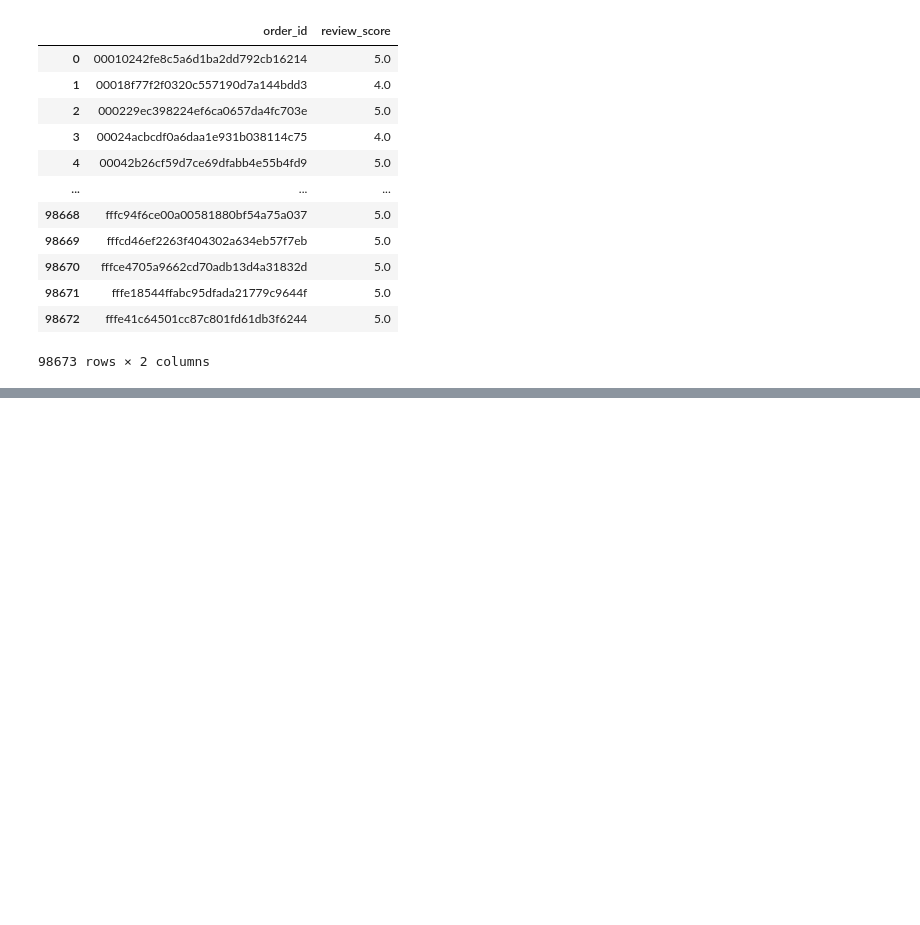
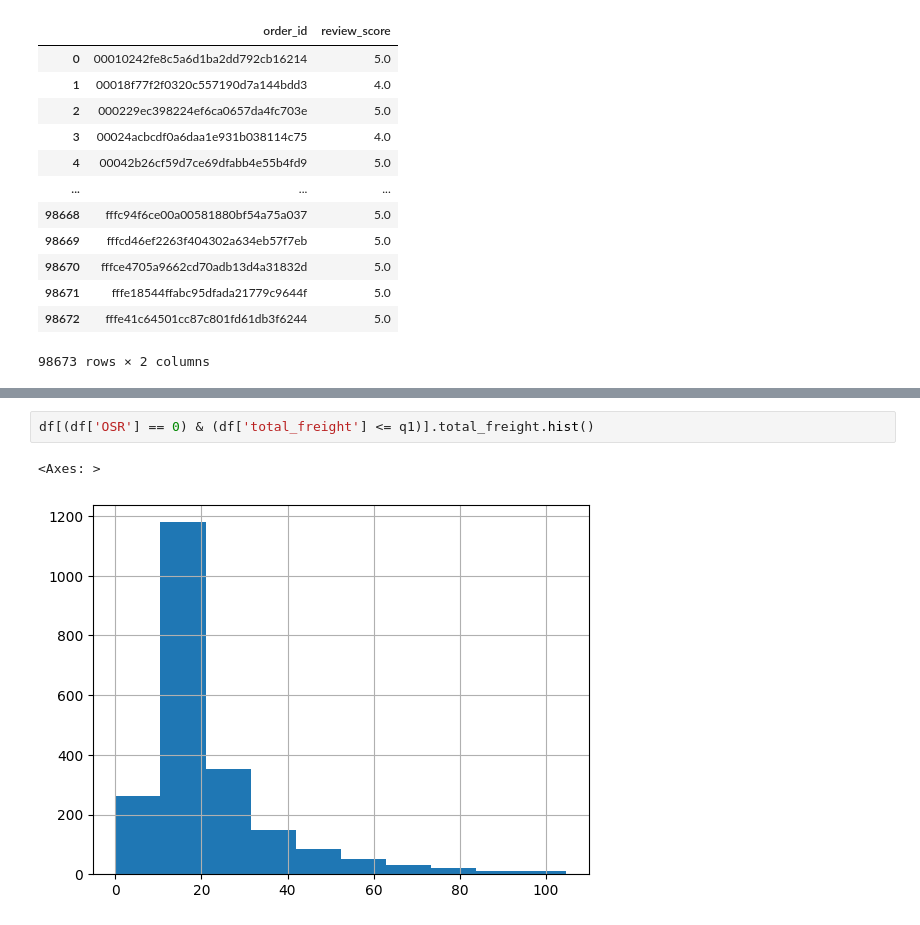
Before and after one commit to mazzacolussi/TCC-CEDS-CAUSAL-AI, a Jupyter notebook: notebooks/data_analysis/EDA.ipynb, the cells around one changed output, grey strips where cells are left out. Cells and saved outputs as stored; diff of their text form; blank space fills up the shorter version.

```diff
--- a/notebooks/data_analysis/EDA.ipynb
+++ b/notebooks/data_analysis/EDA.ipynb
@@ -691,0 +795,5 @@ df_reviews
+# %%
+df[(df['OSR'] == 0) & (df['total_freight'] <= q1)].total_freight.hist()
+# %% [output]
+<Axes: >
+[figure, added]
```
Also changed, not shown: parts of 29 cells of this notebook, 4 other files.
